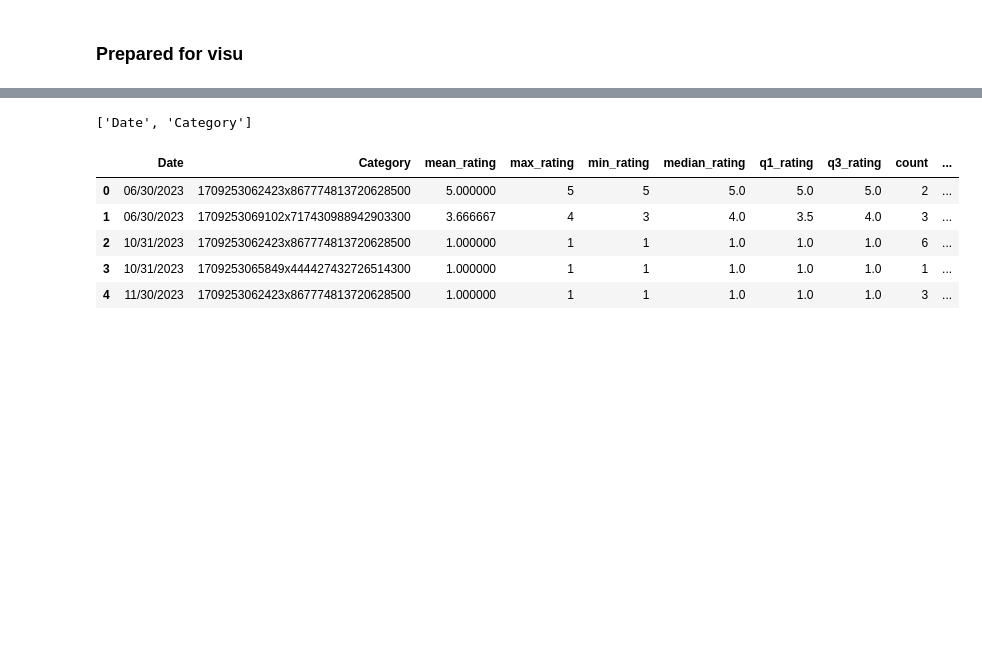
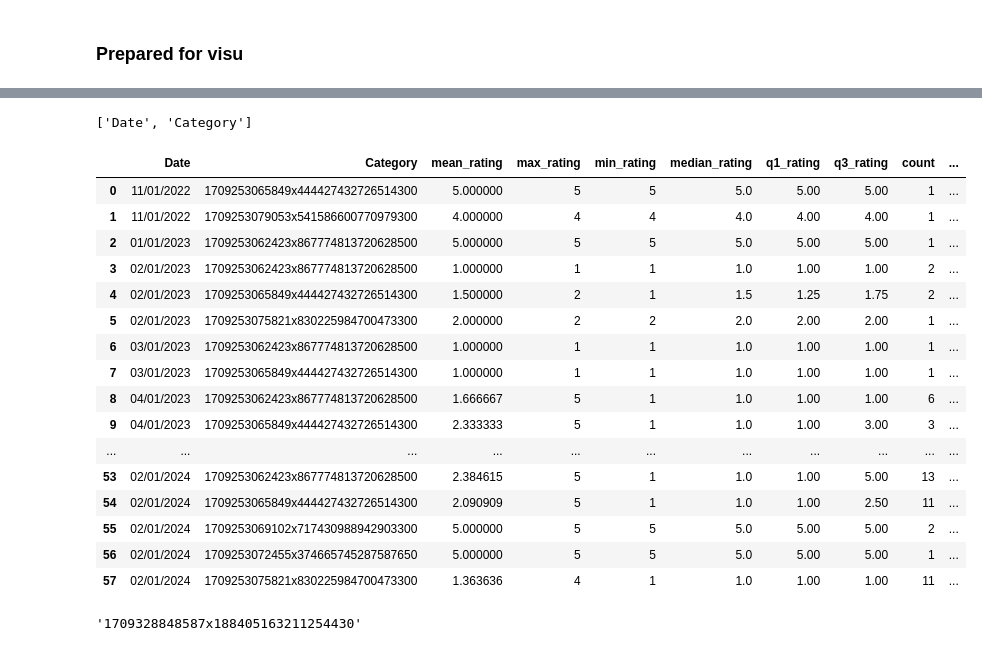
Before and after one commit to ArnaudGardille/Feedback-Analysis, a Jupyter notebook: insights_extraction_fr.ipynb, the cells around one changed output, grey strips where cells are left out. Drawn from its saved outputs; the diff is of its cells as text; code cells hidden in the pictures; blank space fills up the shorter version.

```diff
--- a/insights_extraction_fr.ipynb
+++ b/insights_extraction_fr.ipynb
@@ -56,6 +56,8 @@ feedbacks_df = get("Feedback", max_objects=1000)
 types_df = get("Type", constraints=[])
 categories_df = get("Category")
 original_subcategories_df = get("SubCategory")
+# %%
+ID_CATEG_NONE = categories_df[categories_df["Name"]==""].iloc[0]["_id"]
 # %%
 company_infos = bubble_client.get(
     "Company",
@@ -294,6 +359,8 @@ def group_stats_and_rating_counts(df, interval="M", groupby="Category"):
     Returns:
         pd.DataFrame: The output DataFrame with additional columns for statistics and rating counts.
     """
+    if groupby is None:
+        return global_stats_and_rating_counts(df, interval=interval)
 
     df["Date"] = pd.to_datetime(df["Date"])  # Ensure correct datetime format
     added_columns = [groupby] if groupby is not None else []
@@ -318,37 +385,71 @@ def group_stats_and_rating_counts(df, interval="M", groupby="Category"):
 
     # Combine rating counts into a single DataFrame
     rating_counts_df = pd.concat(rating_counts, axis=1).fillna(0)
 
     multi_index = ["Date"] + added_columns
     merged_df = pd.concat([statistics.set_index(multi_index), rating_counts_df.T], axis=1)
     # Merge statistics and rating counts
     #merged_df = pd.merge(statistics, rating_counts_df, on=[name[0], groupby])
 
     #display_format = "%Y"
     #display_format += "-%m" if interval != "Y" else ""
     #display_format += "-%d" if interval != "M" else ""
     display_format = "%m/%d/%Y"
 
     print(multi_index)
     merged_df = merged_df.reset_index(names=multi_index)
 
     merged_df["Date"] = merged_df["Date"].apply(lambda x:x.strftime(display_format))
+    merged_df['Date'] = pd.to_datetime(merged_df["Date"])  # Ensure correct datetime format
+
+    if interval == 'W':
+        merged_df['Date'] = merged_df['Date'] - pd.to_timedelta(merged_df['Date'].dt.day_of_week, unit='d')
+    elif interval == 'M':
+        merged_df['Date'] = merged_df['Date'] - pd.to_timedelta(merged_df['Date'].dt.day-1, unit='d')
+    elif interval == 'Y':
+        merged_df['Date'] = merged_df['Date'] - pd.to_timedelta(merged_df['Date'].dt.day_of_year-1, unit='d')
+
+    merged_df["Date"] = merged_df["Date"].apply(lambda x:x.strftime(display_format))
     #merged_df["Date"] = merged_df["Date"].apply(lambda x:x.to_timestamp(interval))
     merged_df["Period"] = interval
     merged_df["Grouped by"] = groupby
+    if "SubCategory" not in merged_df:
+        merged_df["SubCategory"] = None
+
     return merged_df
 
 # Example usage
 df = aspects_df  # Load your DataFrame
 #statistics, rating_counts_df = group_stats_and_rating_counts(df)
 statistics_and_counts = group_stats_and_rating_counts(df, interval="M", groupby="Category")
-statistics_and_counts.head()
+statistics_and_counts #.head()
 # %% [output]
 ['Date', 'Category']
 |  | Date | Category | mean_rating | max_rating | min_rating | median_rating | q1_rating | q3_rating | count | ... |
-| 0 | 06/30/2023 | 1709253062423x867774813720628500 | 5.000000 | 5 | 5 | 5.0 | 5.0 | 5.0 | 2 | ... |
-| 1 | 06/30/2023 | 1709253069102x717430988942903300 | 3.666667 | 4 | 3 | 4.0 | 3.5 | 4.0 | 3 | ... |
-| 2 | 10/31/2023 | 1709253062423x867774813720628500 | 1.000000 | 1 | 1 | 1.0 | 1.0 | 1.0 | 6 | ... |
-| 3 | 10/31/2023 | 1709253065849x444427432726514300 | 1.000000 | 1 | 1 | 1.0 | 1.0 | 1.0 | 1 | ... |
-| 4 | 11/30/2023 | 1709253062423x867774813720628500 | 1.000000 | 1 | 1 | 1.0 | 1.0 | 1.0 | 3 | ... |
+| 0 | 11/01/2022 | 1709253065849x444427432726514300 | 5.000000 | 5 | 5 | 5.0 | 5.00 | 5.00 | 1 | ... |
+| 1 | 11/01/2022 | 1709253079053x541586600770979300 | 4.000000 | 4 | 4 | 4.0 | 4.00 | 4.00 | 1 | ... |
+| 2 | 01/01/2023 | 1709253062423x867774813720628500 | 5.000000 | 5 | 5 | 5.0 | 5.00 | 5.00 | 1 | ... |
+| 3 | 02/01/2023 | 1709253062423x867774813720628500 | 1.000000 | 1 | 1 | 1.0 | 1.00 | 1.00 | 2 | ... |
+| 4 | 02/01/2023 | 1709253065849x444427432726514300 | 1.500000 | 2 | 1 | 1.5 | 1.25 | 1.75 | 2 | ... |
+| 5 | 02/01/2023 | 1709253075821x830225984700473300 | 2.000000 | 2 | 2 | 2.0 | 2.00 | 2.00 | 1 | ... |
+| 6 | 03/01/2023 | 1709253062423x867774813720628500 | 1.000000 | 1 | 1 | 1.0 | 1.00 | 1.00 | 1 | ... |
+| 7 | 03/01/2023 | 1709253065849x444427432726514300 | 1.000000 | 1 | 1 | 1.0 | 1.00 | 1.00 | 1 | ... |
+| 8 | 04/01/2023 | 1709253062423x867774813720628500 | 1.666667 | 5 | 1 | 1.0 | 1.00 | 1.00 | 6 | ... |
+| 9 | 04/01/2023 | 1709253065849x444427432726514300 | 2.333333 | 5 | 1 | 1.0 | 1.00 | 3.00 | 3 | ... |
+| ... | ... | ... | ... | ... | ... | ... | ... | ... | ... | ... |
+| 53 | 02/01/2024 | 1709253062423x867774813720628500 | 2.384615 | 5 | 1 | 1.0 | 1.00 | 5.00 | 13 | ... |
+| 54 | 02/01/2024 | 1709253065849x444427432726514300 | 2.090909 | 5 | 1 | 1.0 | 1.00 | 2.50 | 11 | ... |
+| 55 | 02/01/2024 | 1709253069102x717430988942903300 | 5.000000 | 5 | 5 | 5.0 | 5.00 | 5.00 | 2 | ... |
+| 56 | 02/01/2024 | 1709253072455x374665745287587650 | 5.000000 | 5 | 5 | 5.0 | 5.00 | 5.00 | 1 | ... |
+| 57 | 02/01/2024 | 1709253075821x830225984700473300 | 1.363636 | 4 | 1 | 1.0 | 1.00 | 1.00 | 11 | ... |
+# %%
+def find_empty_subcat(cat_id):
+    df = original_subcategories_df.copy()
+
+    df = df[df["Category"]==cat_id]
+    return df[df["Name"].isna()].iloc[0]["_id"]
+
+find_empty_subcat("1709253065849x444427432726514300")
+# %% [output]
+'1709328848587x188405163211254430'
 # %%
```
Also changed, not shown: parts of 12 cells of this notebook, 3 other files.
